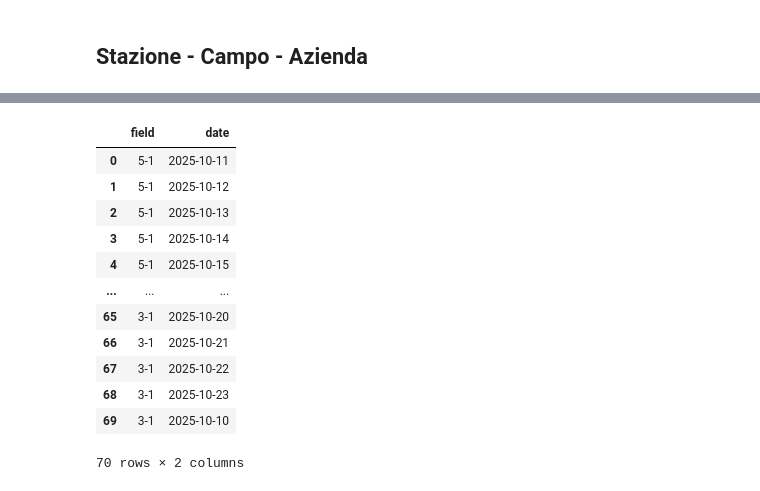
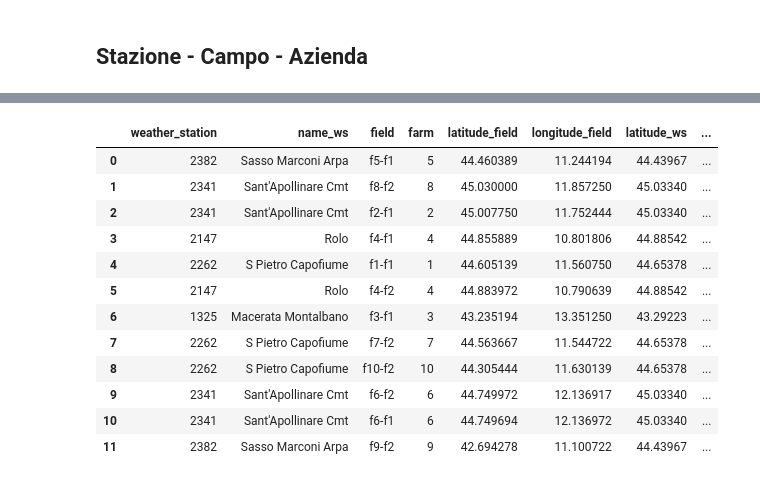
Before and after one commit to w4bo/dataset-pnrr-spoke2, a Jupyter notebook: dataset_pnrr_spoke2.ipynb, the cells around one changed output, grey strips where cells are left out. Saved outputs shown, nothing was run; the diff lists cells and outputs as text; code cells hidden in the pictures.

```diff
--- a/dataset_pnrr_spoke2.ipynb
+++ b/dataset_pnrr_spoke2.ipynb
@@ -185,22 +258,20 @@ df_crop
 # %%
-joined2 = joined[["station_id", "name", "id_campo", "id_azienda", "latitude_left", "longitude_left", "latitude_right", "longitude_right"]] \
+joined2 = joined[["weather_station", "name_ws", "id_campo", "id_azienda", "latitude_left", "longitude_left", "latitude_right", "longitude_right"]] \
     .merge(df_azienda, on="id_azienda") \
     .merge(df_crop, on=["id_azienda", "id_campo"]) \
     .rename(columns={
-        "station_id": "weather_station",
-        "name": "name",
         "id_campo": "field",
         "id_azienda": "farm",
         "Località": "location",
         "Comune": "city",
         "Provincia": "province",
-        "latitude_right": "latitude_field",
-        "longitude_right": "longitude_field",
-        "latitude_left": "latitude_ws",
-        "longitude_left": "longitude_ws",
+        "latitude_right": "latitude_ws",
+        "longitude_right": "longitude_ws",
+        "latitude_left": "latitude_field",
+        "longitude_left": "longitude_field",
         "Specie": "species",
         "Varietà": "variety",
-    })
-joined2[["weather_station", "location", "city", "province", "latitude_ws", "longitude_ws"]].drop_duplicates().to_csv("output/dt_station.csv", index=False)
-joined2["field"] = joined2.apply(lambda row: f"{row['farm']}-{row['field']}", axis=1)
-joined2
+    }).drop_duplicates().reset_index(drop=True)
+# dt_station = joined2[["weather_station", "location", "city", "province", "latitude_ws", "longitude_ws"]].drop_duplicates()
+# dt_station.to_csv("output/dt_station.csv", index=False)
+# dt_station
@@ -224,22 +278,17 @@ joined2
-# %%
-# Cartesian product
-joined2['key'] = 1
-dt_date['key'] = 1
-
-ft_colture = pd.merge(joined2, dt_date, on='key').drop('key', axis=1)
-ft_colture[["field", "date"]].drop_duplicates().to_csv("output/ft_colture.csv", index=False)
-ft_colture[["field", "date"]]
-# %% [output]
-|  | field | date |
-| 0 | 5-1 | 2025-10-11 |
-| 1 | 5-1 | 2025-10-12 |
-| 2 | 5-1 | 2025-10-13 |
-| 3 | 5-1 | 2025-10-14 |
-| 4 | 5-1 | 2025-10-15 |
-| ... | ... | ... |
-| 65 | 3-1 | 2025-10-20 |
-| 66 | 3-1 | 2025-10-21 |
-| 67 | 3-1 | 2025-10-22 |
-| 68 | 3-1 | 2025-10-23 |
-| 69 | 3-1 | 2025-10-10 |
-70 rows × 2 columns
+# %%
+joined2["field"] = joined2.apply(lambda row: f"f{row['farm']}-f{row['field']}", axis=1)
+joined2
+# %% [output]
+|  | weather_station | name_ws | field | farm | latitude_field | longitude_field | latitude_ws | ... |
+| 0 | 2382 | Sasso Marconi Arpa | f5-f1 | 5 | 44.460389 | 11.244194 | 44.43967 | ... |
+| 1 | 2341 | Sant'Apollinare Cmt | f8-f2 | 8 | 45.030000 | 11.857250 | 45.03340 | ... |
+| 2 | 2341 | Sant'Apollinare Cmt | f2-f1 | 2 | 45.007750 | 11.752444 | 45.03340 | ... |
+| 3 | 2147 | Rolo | f4-f1 | 4 | 44.855889 | 10.801806 | 44.88542 | ... |
+| 4 | 2262 | S Pietro Capofiume | f1-f1 | 1 | 44.605139 | 11.560750 | 44.65378 | ... |
+| 5 | 2147 | Rolo | f4-f2 | 4 | 44.883972 | 10.790639 | 44.88542 | ... |
+| 6 | 1325 | Macerata Montalbano | f3-f1 | 3 | 43.235194 | 13.351250 | 43.29223 | ... |
+| 7 | 2262 | S Pietro Capofiume | f7-f2 | 7 | 44.563667 | 11.544722 | 44.65378 | ... |
+| 8 | 2262 | S Pietro Capofiume | f10-f2 | 10 | 44.305444 | 11.630139 | 44.65378 | ... |
+| 9 | 2341 | Sant'Apollinare Cmt | f6-f2 | 6 | 44.749972 | 12.136917 | 45.03340 | ... |
+| 10 | 2341 | Sant'Apollinare Cmt | f6-f1 | 6 | 44.749694 | 12.136972 | 45.03340 | ... |
+| 11 | 2382 | Sasso Marconi Arpa | f9-f2 | 9 | 42.694278 | 11.100722 | 44.43967 | ... |
```
Also changed, not shown: parts of 17 cells of this notebook, 20 other files.
